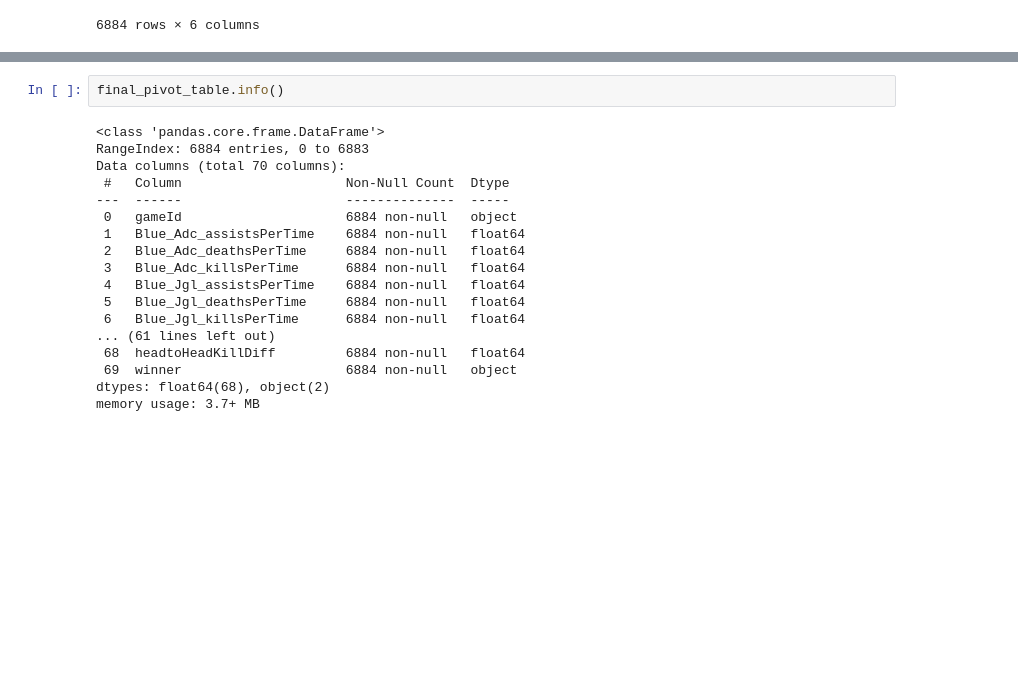
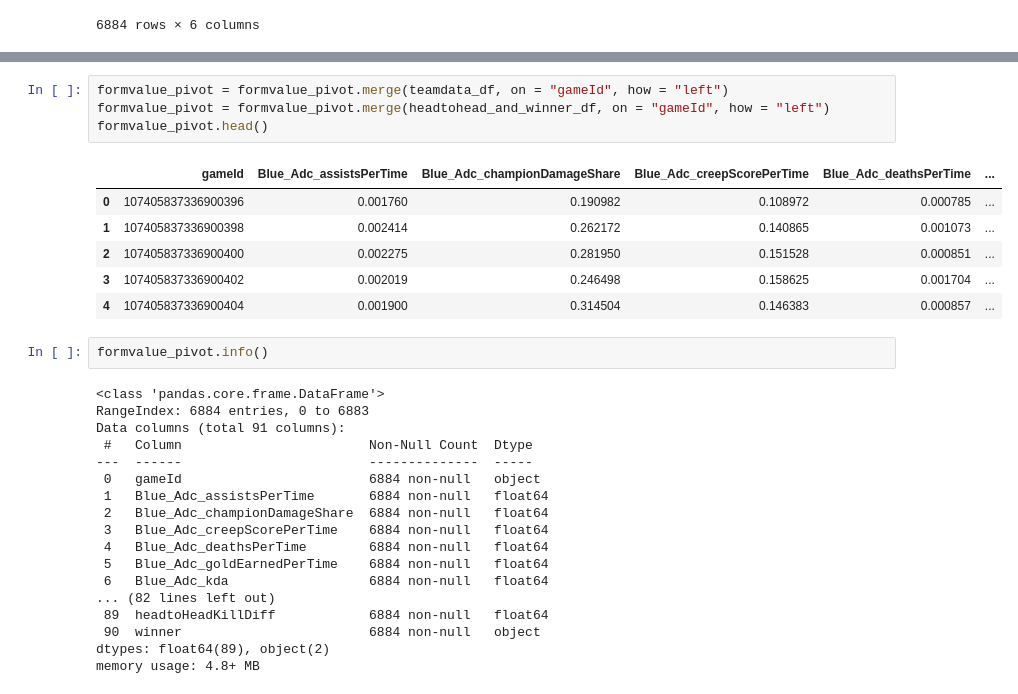
Before and after one commit to chlxogur/penta_kill_data_science, a Jupyter notebook: make_datatset.ipynb, the cells around one changed output, grey strips where cells are left out. Saved outputs shown, nothing was run; the diff lists cells and outputs as text; blank space fills up the shorter version.

```diff
--- a/make_datatset.ipynb
+++ b/make_datatset.ipynb
@@ -89,20 +50,31 @@ final_pivot_table.head()
+# %%
+formvalue_pivot = formvalue_pivot.merge(teamdata_df, on = "gameId", how = "left")
+formvalue_pivot = formvalue_pivot.merge(headtohead_and_winner_df, on = "gameId", how = "left")
+formvalue_pivot.head()
+# %% [output]
+|  | gameId | Blue_Adc_assistsPerTime | Blue_Adc_championDamageShare | Blue_Adc_creepScorePerTime | Blue_Adc_deathsPerTime | ... |
+| 0 | 107405837336900396 | 0.001760 | 0.190982 | 0.108972 | 0.000785 | ... |
+| 1 | 107405837336900398 | 0.002414 | 0.262172 | 0.140865 | 0.001073 | ... |
+| 2 | 107405837336900400 | 0.002275 | 0.281950 | 0.151528 | 0.000851 | ... |
+| 3 | 107405837336900402 | 0.002019 | 0.246498 | 0.158625 | 0.001704 | ... |
+| 4 | 107405837336900404 | 0.001900 | 0.314504 | 0.146383 | 0.000857 | ... |
 # %%
-final_pivot_table.info()
+formvalue_pivot.info()
 # %% [output]
 <class 'pandas.core.frame.DataFrame'>
 RangeIndex: 6884 entries, 0 to 6883
-Data columns (total 70 columns):
- #   Column                     Non-Null Count  Dtype
----  ------                     --------------  -----
- 0   gameId                     6884 non-null   object
- 1   Blue_Adc_assistsPerTime    6884 non-null   float64
- 2   Blue_Adc_deathsPerTime     6884 non-null   float64
- 3   Blue_Adc_killsPerTime      6884 non-null   float64
- 4   Blue_Jgl_assistsPerTime    6884 non-null   float64
- 5   Blue_Jgl_deathsPerTime     6884 non-null   float64
- 6   Blue_Jgl_killsPerTime      6884 non-null   float64
-... (61 lines left out)
- 68  headtoHeadKillDiff         6884 non-null   float64
- 69  winner                     6884 non-null   object
-dtypes: float64(68), object(2)
-memory usage: 3.7+ MB
+Data columns (total 91 columns):
+ #   Column                        Non-Null Count  Dtype
+---  ------                        --------------  -----
+ 0   gameId                        6884 non-null   object
+ 1   Blue_Adc_assistsPerTime       6884 non-null   float64
+ 2   Blue_Adc_championDamageShare  6884 non-null   float64
+ 3   Blue_Adc_creepScorePerTime    6884 non-null   float64
+ 4   Blue_Adc_deathsPerTime        6884 non-null   float64
+ 5   Blue_Adc_goldEarnedPerTime    6884 non-null   float64
+ 6   Blue_Adc_kda                  6884 non-null   float64
+... (82 lines left out)
+ 89  headtoHeadKillDiff            6884 non-null   float64
+ 90  winner                        6884 non-null   object
+dtypes: float64(89), object(2)
+memory usage: 4.8+ MB
```
Also changed, not shown: parts of 7 cells of this notebook, 3 other files.
